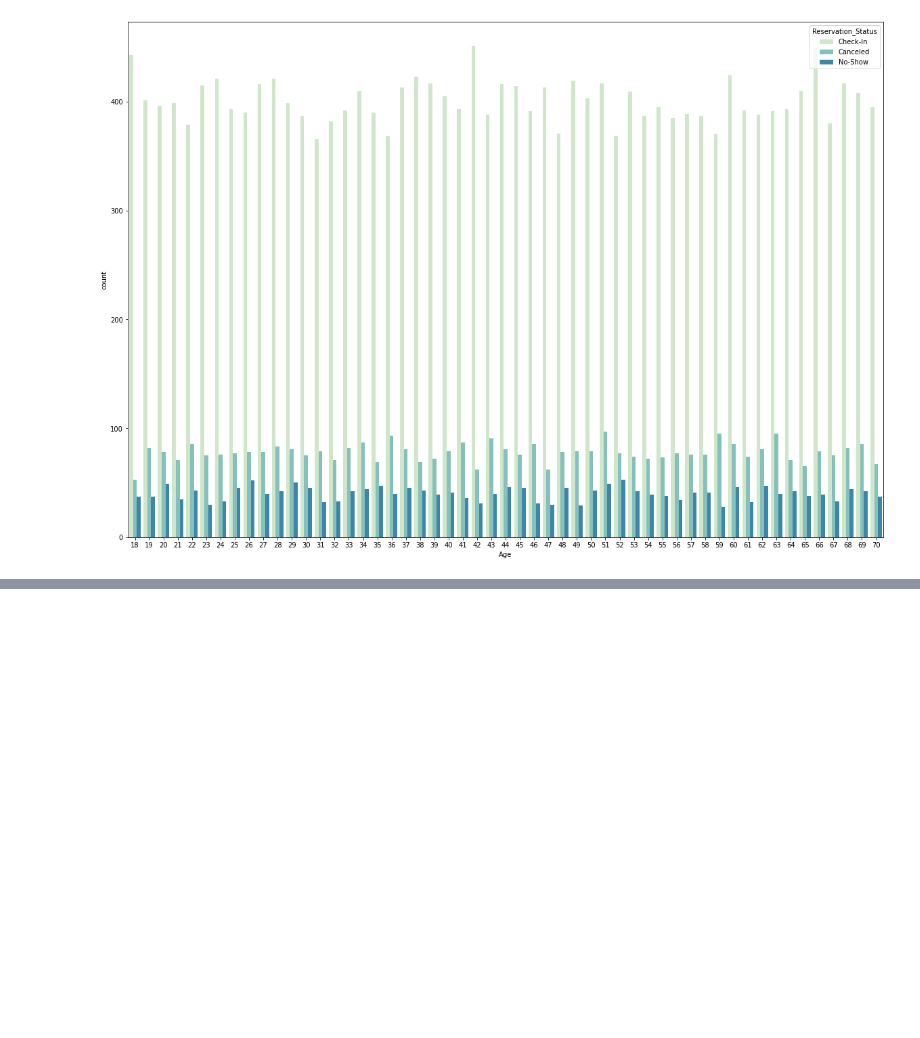
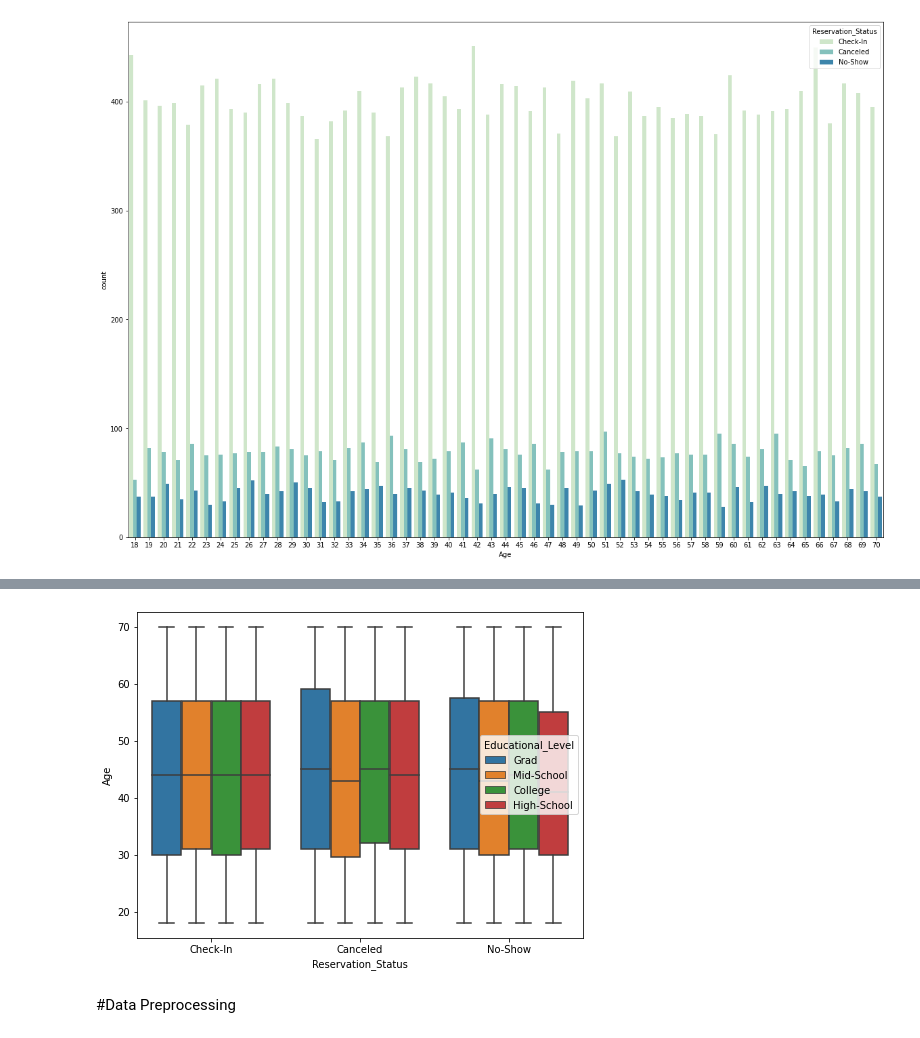
Before and after one commit to rooncal/Data-Science, a Jupyter notebook: Hotel_Reservation.ipynb, the cells around one changed output, grey strips where cells are left out. Drawn from its saved outputs; the diff is of its cells as text; code cells hidden in the pictures; blank space fills up the shorter version.

```diff
--- a/Hotel_Reservation.ipynb
+++ b/Hotel_Reservation.ipynb
@@ -87,0 +104,8 @@ plt.show()
+# %%
+plt.figure(figsize=(8,6))
+sns.boxplot(x='Reservation_Status',y='Age',data=df, hue='Educational_Level')
+plt.show()
+# %% [output]
+[figure, added]
+# %% [markdown]
+#Data Preprocessing
```
Also changed, not shown: parts of 21 cells of this notebook.
